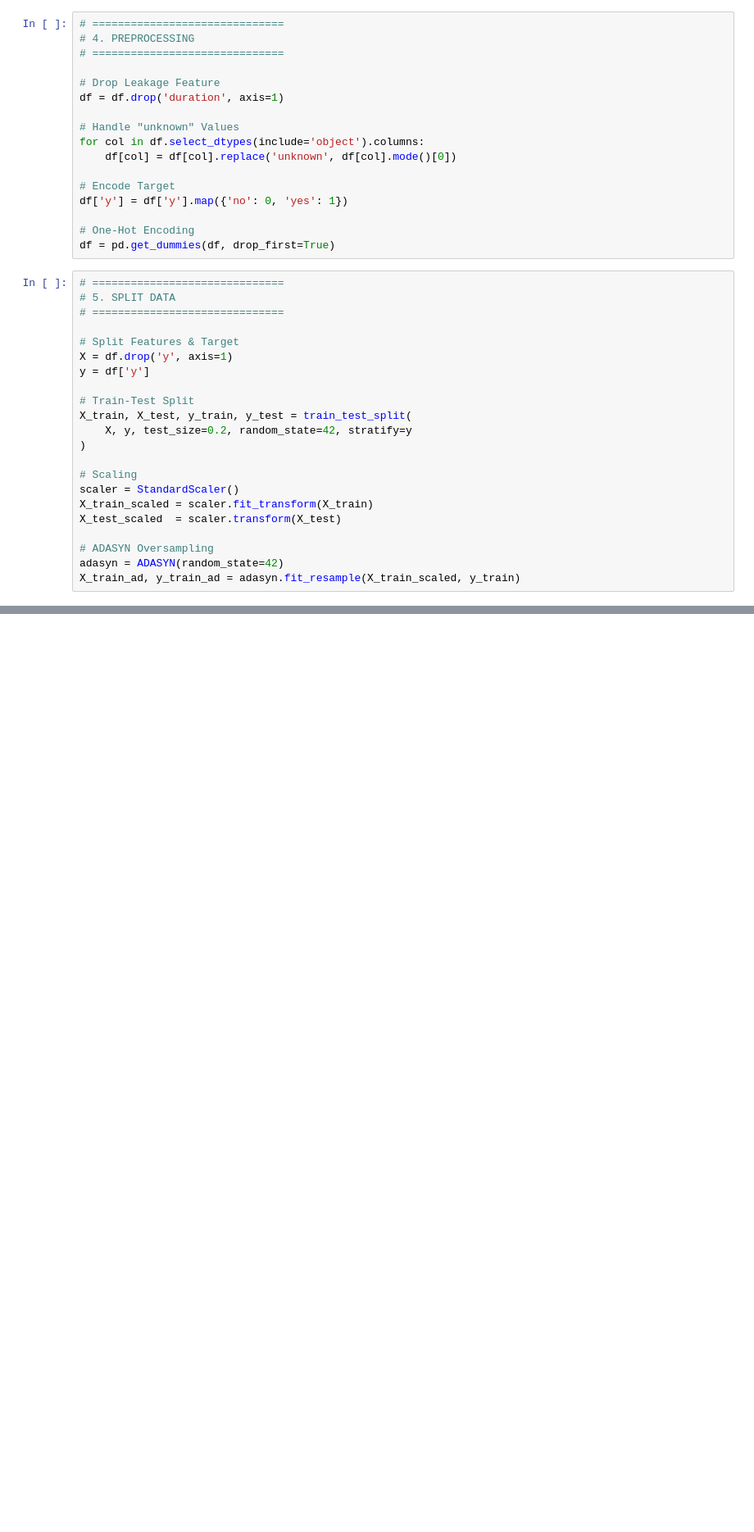
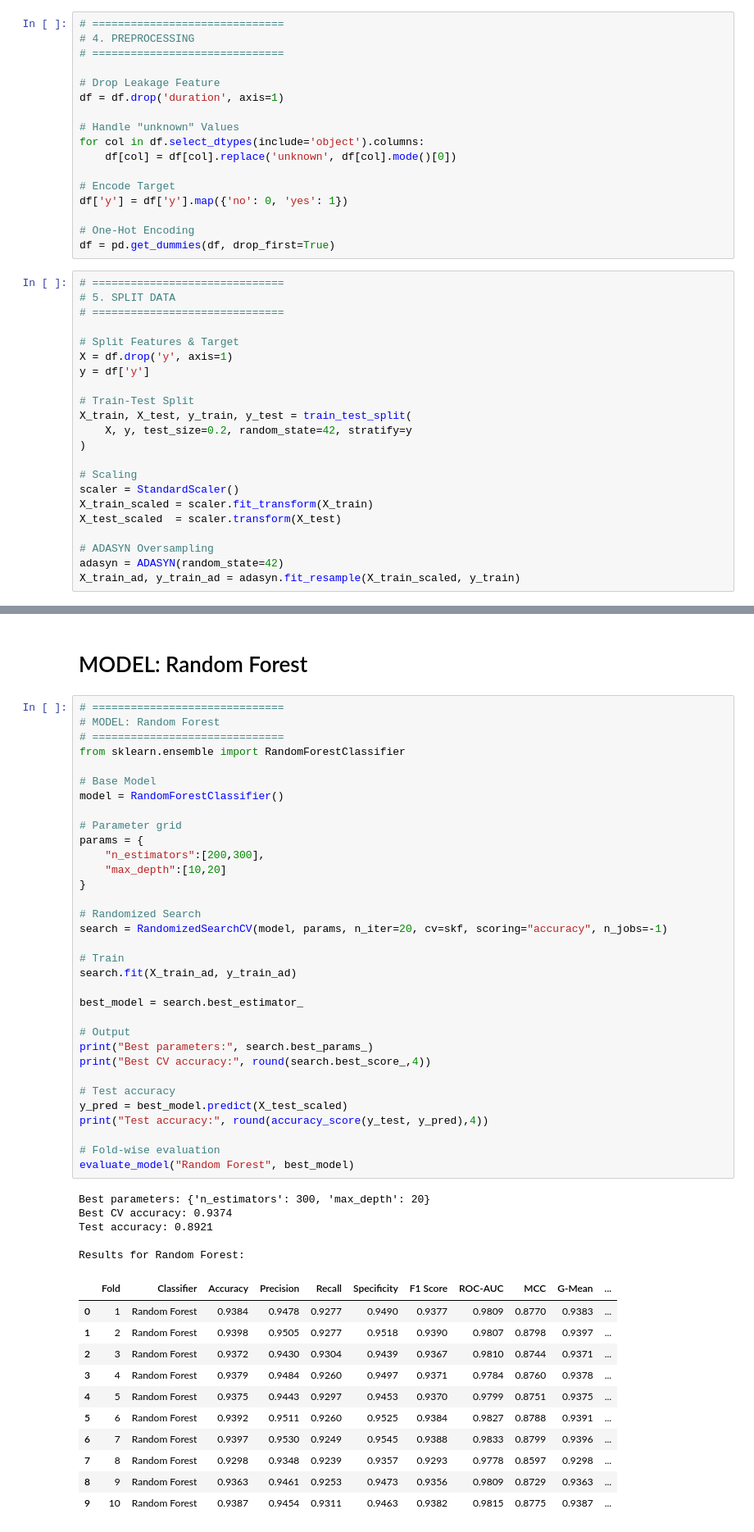
Before and after one commit to sap-tarshi-ghosh/Bank_Marketing_Project_Sk_Kamrej, a Jupyter notebook: Code/BMP_ADASYN_Advance.ipynb, the cells around one changed output, grey strips where cells are left out. Shown at 82% size. Drawn from its saved outputs; the diff is of its cells as text; blank space fills up the shorter version.

```diff
--- a/Code/BMP_ADASYN_Advance.ipynb
+++ b/Code/BMP_ADASYN_Advance.ipynb
@@ -565,0 +236,52 @@ Kappa       : 0.3749
+# %% [markdown]
+# MODEL: Random Forest
+# %%
+# ==============================
+# MODEL: Random Forest
+# ==============================
+from sklearn.ensemble import RandomForestClassifier
+
+# Base Model
+model = RandomForestClassifier()
+
+# Parameter grid
+params = {
+    "n_estimators":[200,300],
+    "max_depth":[10,20]
+}
+
+# Randomized Search
+search = RandomizedSearchCV(model, params, n_iter=20, cv=skf, scoring="accuracy", n_jobs=-1)
+
+# Train
+search.fit(X_train_ad, y_train_ad)
+
+best_model = search.best_estimator_
+
+# Output
+print("Best parameters:", search.best_params_)
+print("Best CV accuracy:", round(search.best_score_,4))
+
+# Test accuracy
+y_pred = best_model.predict(X_test_scaled)
+print("Test accuracy:", round(accuracy_score(y_test, y_pred),4))
+
+# Fold-wise evaluation
+evaluate_model("Random Forest", best_model)
+# %% [output]
+Best parameters: {'n_estimators': 300, 'max_depth': 20}
+Best CV accuracy: 0.9374
+Test accuracy: 0.8921
+
+Results for Random Forest:
+|  | Fold | Classifier | Accuracy | Precision | Recall | Specificity | F1 Score | ROC-AUC | MCC | G-Mean | ... |
+| 0 | 1 | Random Forest | 0.9384 | 0.9478 | 0.9277 | 0.9490 | 0.9377 | 0.9809 | 0.8770 | 0.9383 | ... |
+| 1 | 2 | Random Forest | 0.9398 | 0.9505 | 0.9277 | 0.9518 | 0.9390 | 0.9807 | 0.8798 | 0.9397 | ... |
+| 2 | 3 | Random Forest | 0.9372 | 0.9430 | 0.9304 | 0.9439 | 0.9367 | 0.9810 | 0.8744 | 0.9371 | ... |
+| 3 | 4 | Random Forest | 0.9379 | 0.9484 | 0.9260 | 0.9497 | 0.9371 | 0.9784 | 0.8760 | 0.9378 | ... |
+| 4 | 5 | Random Forest | 0.9375 | 0.9443 | 0.9297 | 0.9453 | 0.9370 | 0.9799 | 0.8751 | 0.9375 | ... |
+| 5 | 6 | Random Forest | 0.9392 | 0.9511 | 0.9260 | 0.9525 | 0.9384 | 0.9827 | 0.8788 | 0.9391 | ... |
+| 6 | 7 | Random Forest | 0.9397 | 0.9530 | 0.9249 | 0.9545 | 0.9388 | 0.9833 | 0.8799 | 0.9396 | ... |
+| 7 | 8 | Random Forest | 0.9298 | 0.9348 | 0.9239 | 0.9357 | 0.9293 | 0.9778 | 0.8597 | 0.9298 | ... |
+| 8 | 9 | Random Forest | 0.9363 | 0.9461 | 0.9253 | 0.9473 | 0.9356 | 0.9809 | 0.8729 | 0.9363 | ... |
+| 9 | 10 | Random Forest | 0.9387 | 0.9454 | 0.9311 | 0.9463 | 0.9382 | 0.9815 | 0.8775 | 0.9387 | ... |
```
Also changed, not shown: parts of 43 cells of this notebook.
